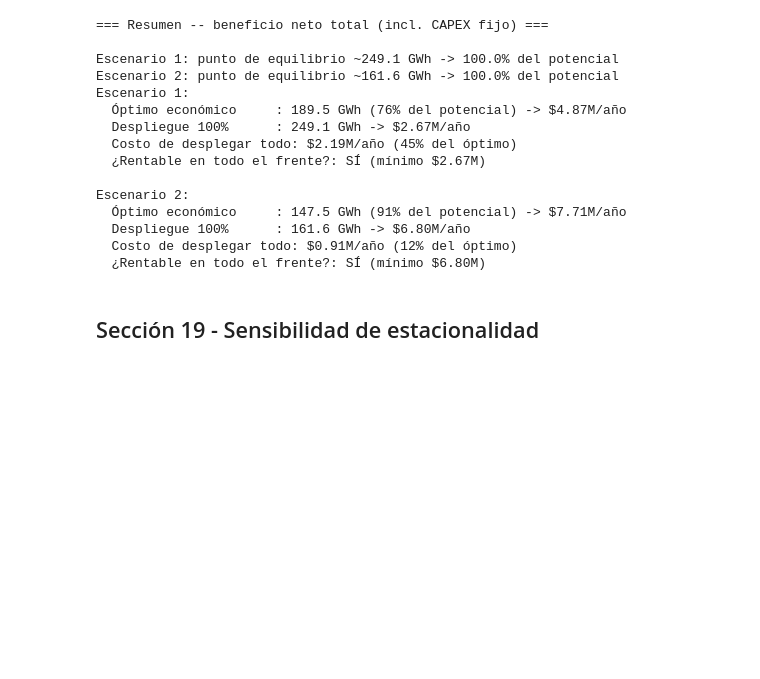
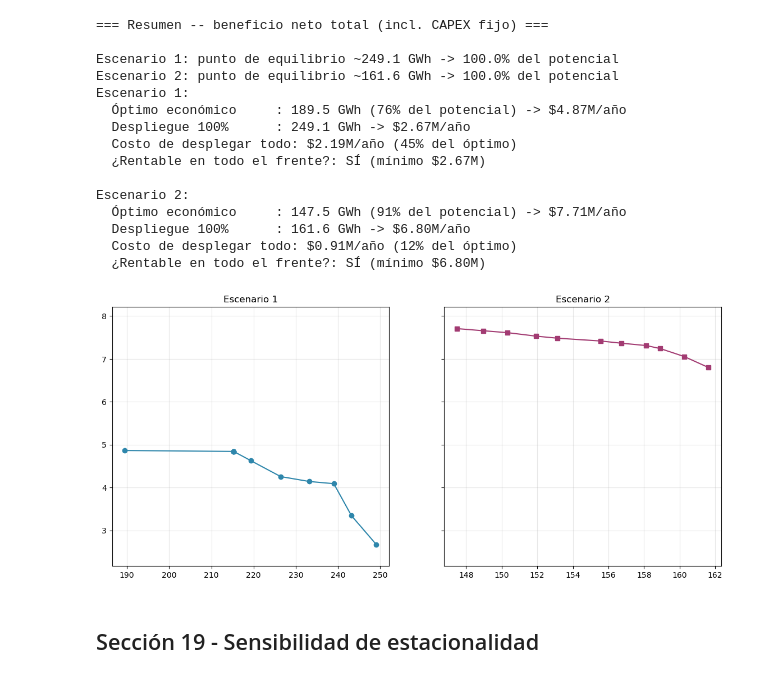
Before and after one commit to juncal0/valorizacion-biomasa-palma, a Jupyter notebook: 01_notebook_v3_CAPEX_corregido.ipynb, the cells around one changed output. Saved outputs shown, nothing was run; the diff lists cells and outputs as text; code cells hidden in the pictures; blank space fills up the shorter version.

```diff
--- a/01_notebook_v3_CAPEX_corregido.ipynb
+++ b/01_notebook_v3_CAPEX_corregido.ipynb
@@ -3908,6 +3908,37 @@ Escenario 2:
   Despliegue 100%      : 161.6 GWh -> $6.80M/año
   Costo de desplegar todo: $0.91M/año (12% del óptimo)
   ¿Rentable en todo el frente?: SÍ (mínimo $6.80M)
+# %%
+# 1. Definir un límite común para ambos ejes Y (usando el mínimo de ambos escenarios)
+min_y = min(df_pareto['f1_beneficio_neto_total_USD'].min(),
+            df_pareto_e2['f1_beneficio_neto_total_USD'].min())
+max_y = max(df_pareto['f1_beneficio_neto_total_USD'].max(),
+            df_pareto_e2['f1_beneficio_neto_total_USD'].max())
+
+# Ajustamos para dar un margen de 10%
+margin = (max_y - min_y) * 0.1
+y_lims = (min_y - margin, max_y + margin)
+
+# 2. Implementar subplots con sharey=True
+fig, (ax1, ax2) = plt.subplots(1, 2, figsize=(14, 6), sharey=True) # <-- sharey=True es la clave
+
+# Gráfico Escenario 1
+ax1.plot(df_pareto['f2_generacion_GWh'], df_pareto['f1_beneficio_neto_total_USD']/1e6, 'o-', color='#2E86AB')
+ax1.axhline(0, color='#888780', linestyle='--', linewidth=1)
+ax1.set_ylim(y_lims[0]/1e6, y_lims[1]/1e6) # Aplicamos límites comunes
+ax1.set_title('Escenario 1')
+ax1.grid(alpha=0.3)
+
+# Gráfico Escenario 2
+ax2.plot(df_pareto_e2['f2_generacion_GWh'], df_pareto_e2['f1_beneficio_neto_total_USD']/1e6, 's-', color='#A23B72')
+ax2.axhline(0, color='#888780', linestyle='--', linewidth=1)
+# El eje Y se comparte automáticamente gracias a sharey=True
+ax2.set_title('Escenario 2')
+ax2.grid(alpha=0.3)
+
+plt.show()
+# %% [output]
+[figure, added]
 # %% [markdown]
 ## Sección 19 - Sensibilidad de estacionalidad
 # %% [markdown]
```
Also changed, not shown: parts of 3 cells of this notebook, 3 other files.
